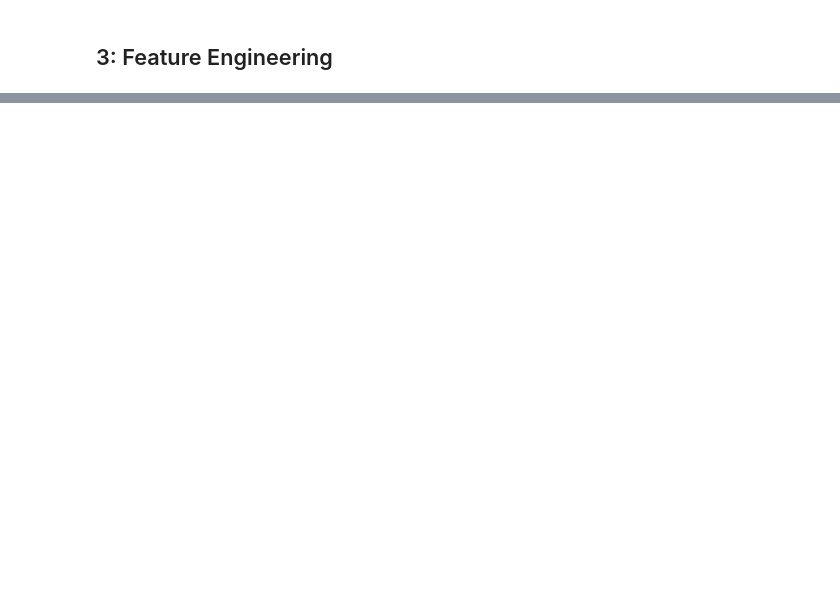
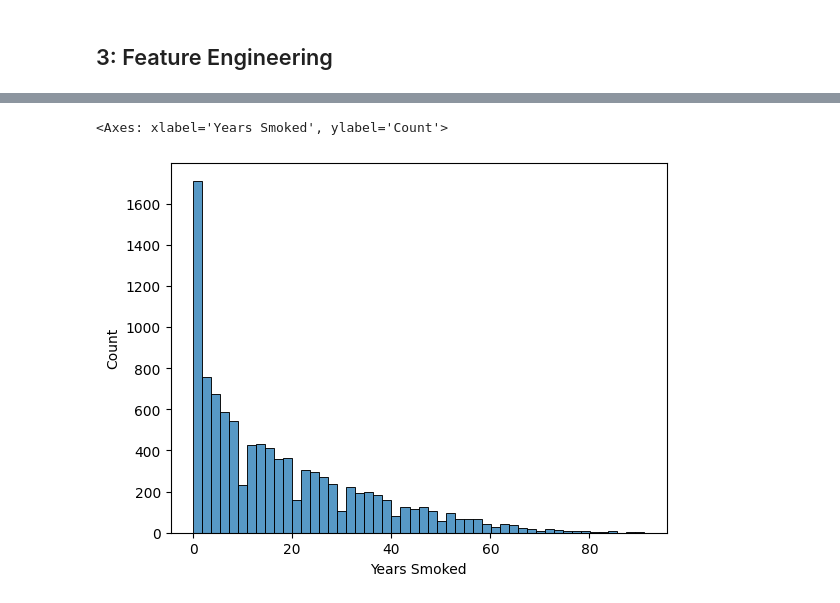
Before and after one commit to Allan-Poto/MLP_Project, a Jupyter notebook: eda.ipynb, the cells around one changed output, grey strips where cells are left out. Cells and saved outputs as stored; diff of their text form; code cells hidden in the pictures; blank space fills up the shorter version.

```diff
--- a/eda.ipynb
+++ b/eda.ipynb
@@ -755,0 +862,5 @@ TODO: Investigate Start/Stop Smoking, Previous/Current Weight
+# %%
+sns.histplot(data=ENGINEERED_IMPUTED_DF, x="Years Smoked", bins=50)
+# %% [output]
+<Axes: xlabel='Years Smoked', ylabel='Count'>
+[figure, added]
```
Also changed, not shown: parts of 53 cells of this notebook.
